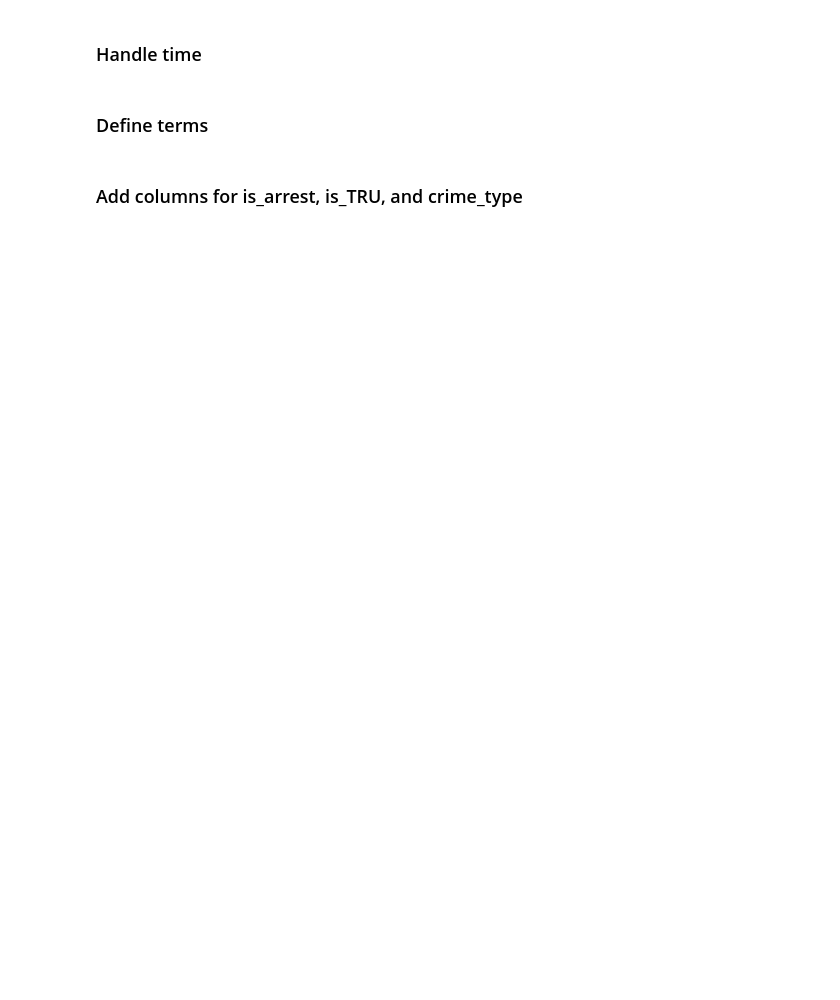
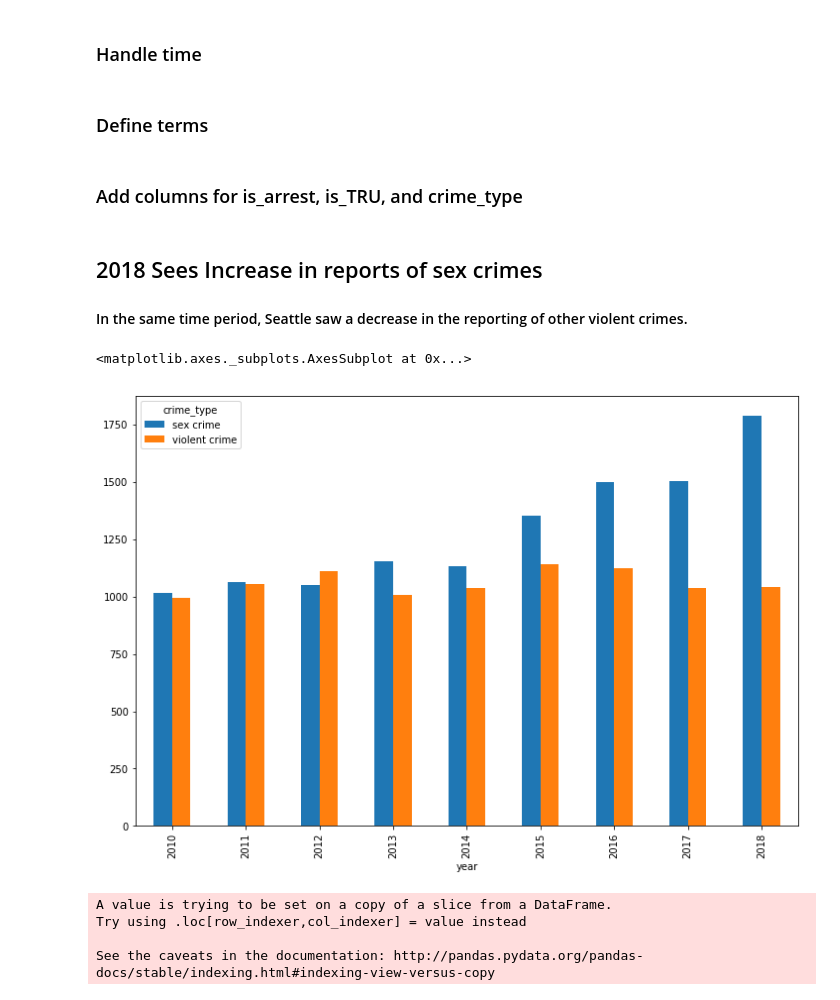
Before and after one commit to teacupwoozy/spd_notebook_archive, a Jupyter notebook: spd_notebook/2010-2018_SPD_Project.ipynb, the cells around one changed output. Drawn from its saved outputs; the diff is of its cells as text; code cells hidden in the pictures; blank space fills up the shorter version.

Commit message:
Add viz comparing sex assault, rape, vc's by year

```diff
--- a/spd_notebook/2010-2018_SPD_Project.ipynb
+++ b/spd_notebook/2010-2018_SPD_Project.ipynb
@@ -77,7 +77,17 @@ rape_call_types = [
     '--RAPE - KNOWN SUSPECT (ACQUAINTANCE)',
     '--RAPE - UNKNOWN SUSPECT (STRANGER)']
 
+# Define terms that ID sex crimes
+sex_crime_terms = 'CSEC|LEWD|MOLESTING|STRANGER|ACQUAINTANCE'
+sex_crime_call_types = [
+    '--SEX OFFENSES (NON-RAPE) - LEWD CONDUCT',
+    '--RAPE - KNOWN SUSPECT (ACQUAINTANCE)',
+    '--RAPE - UNKNOWN SUSPECT (STRANGER)',
+    '--SEX OFFENSES (RAPE) - MOLESTING',
+    '--COMMERCIAL SEXUAL EXPLOITATION OF MINORS (CSEC)']
+
 # Define terms that ID other violent crimes
+violent_crime_terms = 'KIDNAP|HOMICIDE|SHOOTING|ASSAULTS|ROBBERY'
 violent_crime_call_types = [
     '--ASSAULTS - FIREARM INVOLVED',
     '--ROBBERY - ARMED',
@@ -98,4 +108,26 @@ data['is_arrest'] = np.where(data['event_clearing'].isin(arrest_cc), 'yes', 'no'
 data['is_TRU'] = np.where(data['initial_call_type'].isin(TRU_call_types), 'yes', 'no')
 
 # Add column identifying crime type
-data['crime_type'] = np.where(data['final_call_type'].isin(rape_call_types), 'rape', 'violent crime')
+data['crime_type'] = np.where(data['final_call_type'].isin(sex_crime_call_types), 'sex crime', 'violent crime')
+# %% [markdown]
+## 2018 Sees Increase in reports of sex crimes
+#### In the same time period, Seattle saw a decrease in the reporting of other violent crimes.
+# %%
+# Compare number of sexual assault calls and violent crime calls by year
+
+data.groupby('crime_type').year.value_counts().unstack(0).plot.bar(stacked=False, figsize=(12,8))
+# %% [output]
+<matplotlib.axes._subplots.AxesSubplot at 0x...>
+[figure, added]
+# %%
+# Create df that only contain violent crimes and rape calls
+is_rape = data['final_call_type'].str.contains(rape_terms)
+is_vc = data['final_call_type'].str.contains(violent_crime_terms)
+
+rape_vc_df = data[is_rape | is_vc]
+rape_vc_df['crime_type'] = np.where(rape_vc_df['final_call_type'].isin(rape_call_types), 'rape', 'violent crime')
+# %% [output]
+A value is trying to be set on a copy of a slice from a DataFrame.
+Try using .loc[row_indexer,col_indexer] = value instead
+
+See the caveats in the documentation: http://pandas.pydata.org/pandas-docs/stable/indexing.html#indexing-view-versus-copy
```
Also changed, not shown: parts of 3 cells of this notebook.
